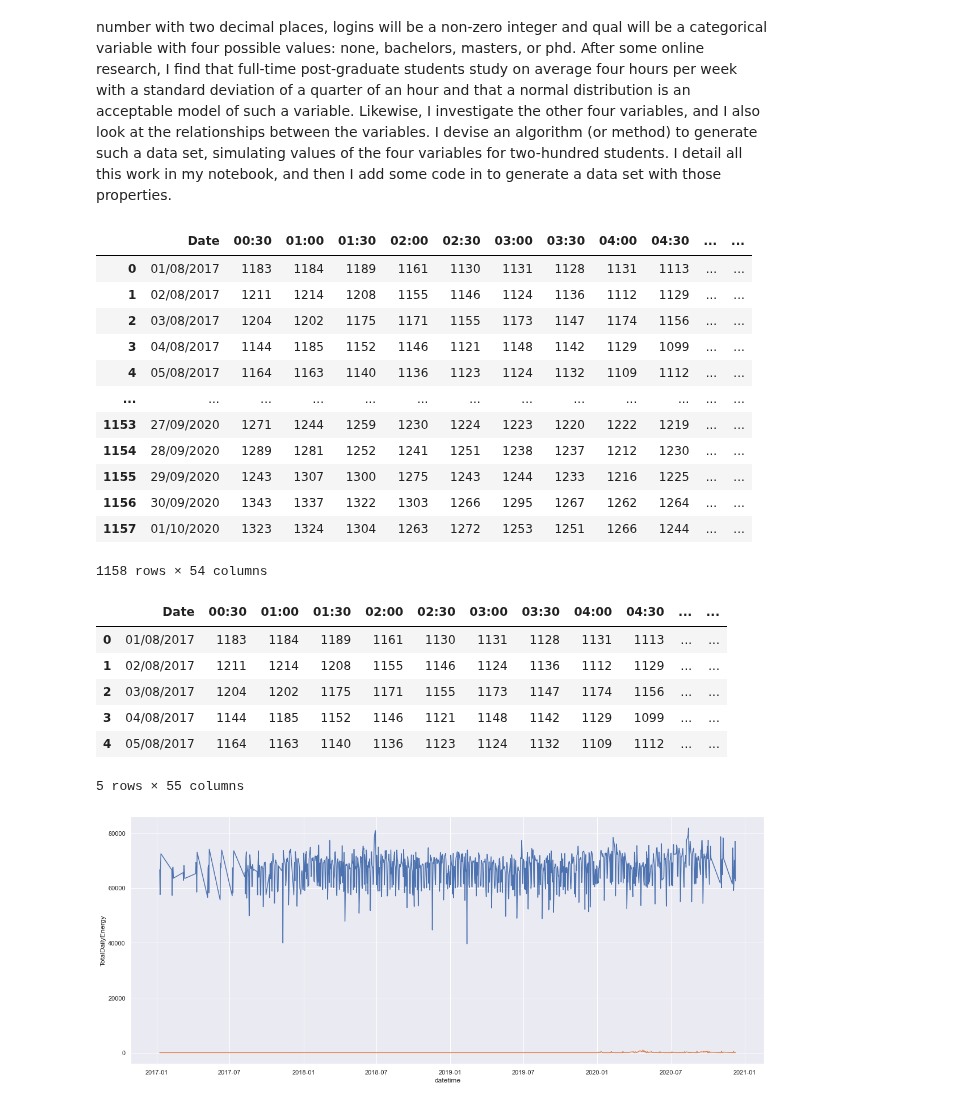
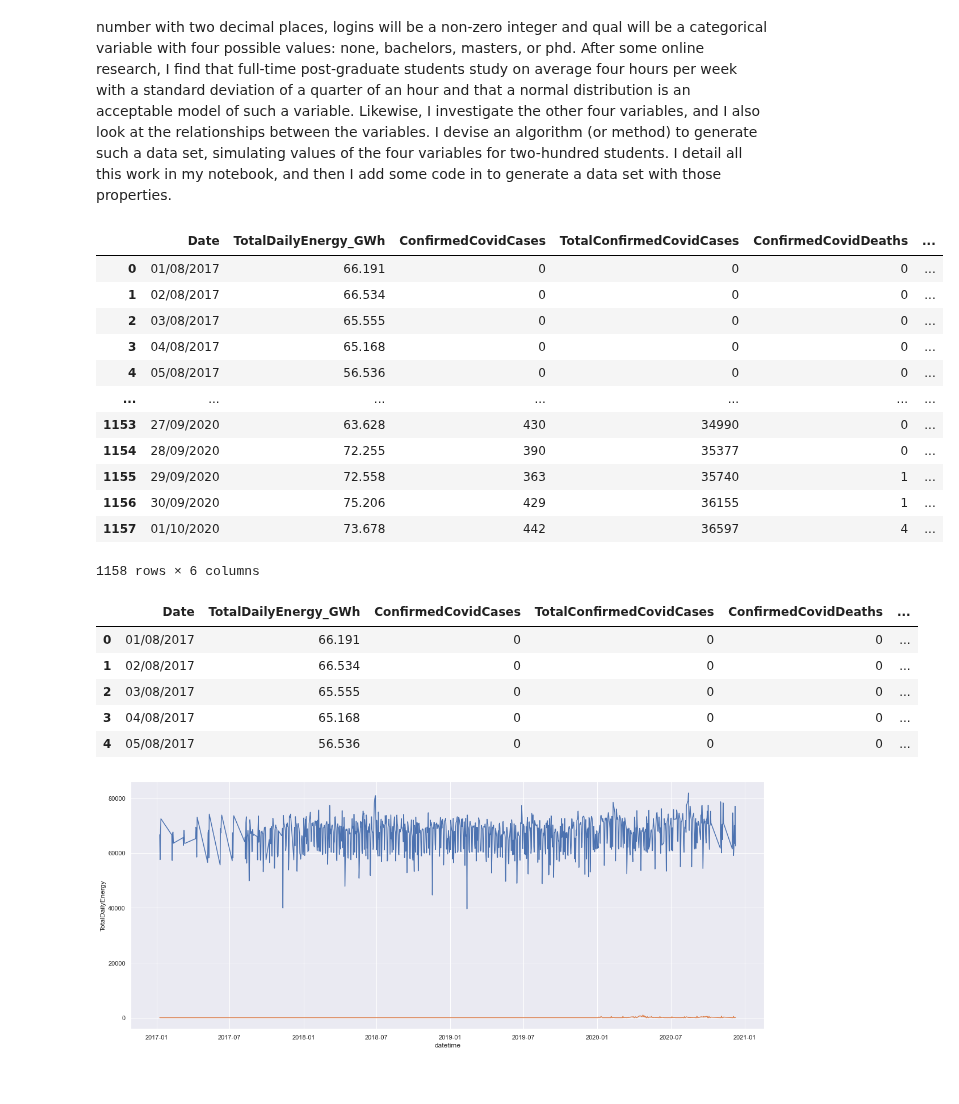
Before and after one commit to Keitho08/Prog_for_data_analyis_project_2020, a Jupyter notebook: Programming_for_Data_Analysis_Project_2020.ipynb, the cells around one changed output. Cells and saved outputs as stored; diff of their text form; code cells hidden in the pictures.

```diff
--- a/Programming_for_Data_Analysis_Project_2020.ipynb
+++ b/Programming_for_Data_Analysis_Project_2020.ipynb
@@ -42,33 +42,32 @@ I add some code in to generate a data set with those properties.
 # %%
 import pandas as pd
 
-df = pd.read_csv('Hospital_Energy_Usage.csv', sep=',', nrows=1158)
+df = pd.read_csv('Hospital_Energy_Usage_GWh.csv', sep=',', nrows=1158)
 df
 # %% [output]
-|  | Date | 00:30 | 01:00 | 01:30 | 02:00 | 02:30 | 03:00 | 03:30 | 04:00 | 04:30 | ... | ... |
-| 0 | 01/08/2017 | 1183 | 1184 | 1189 | 1161 | 1130 | 1131 | 1128 | 1131 | 1113 | ... | ... |
-| 1 | 02/08/2017 | 1211 | 1214 | 1208 | 1155 | 1146 | 1124 | 1136 | 1112 | 1129 | ... | ... |
-| 2 | 03/08/2017 | 1204 | 1202 | 1175 | 1171 | 1155 | 1173 | 1147 | 1174 | 1156 | ... | ... |
-| 3 | 04/08/2017 | 1144 | 1185 | 1152 | 1146 | 1121 | 1148 | 1142 | 1129 | 1099 | ... | ... |
-| 4 | 05/08/2017 | 1164 | 1163 | 1140 | 1136 | 1123 | 1124 | 1132 | 1109 | 1112 | ... | ... |
-| ... | ... | ... | ... | ... | ... | ... | ... | ... | ... | ... | ... | ... |
-| 1153 | 27/09/2020 | 1271 | 1244 | 1259 | 1230 | 1224 | 1223 | 1220 | 1222 | 1219 | ... | ... |
-| 1154 | 28/09/2020 | 1289 | 1281 | 1252 | 1241 | 1251 | 1238 | 1237 | 1212 | 1230 | ... | ... |
-| 1155 | 29/09/2020 | 1243 | 1307 | 1300 | 1275 | 1243 | 1244 | 1233 | 1216 | 1225 | ... | ... |
-| 1156 | 30/09/2020 | 1343 | 1337 | 1322 | 1303 | 1266 | 1295 | 1267 | 1262 | 1264 | ... | ... |
-| 1157 | 01/10/2020 | 1323 | 1324 | 1304 | 1263 | 1272 | 1253 | 1251 | 1266 | 1244 | ... | ... |
+|  | Date | TotalDailyEnergy_GWh | ConfirmedCovidCases | TotalConfirmedCovidCases | ConfirmedCovidDeaths | ... |
+| 0 | 01/08/2017 | 66.191 | 0 | 0 | 0 | ... |
+| 1 | 02/08/2017 | 66.534 | 0 | 0 | 0 | ... |
+| 2 | 03/08/2017 | 65.555 | 0 | 0 | 0 | ... |
+| 3 | 04/08/2017 | 65.168 | 0 | 0 | 0 | ... |
+| 4 | 05/08/2017 | 56.536 | 0 | 0 | 0 | ... |
+| ... | ... | ... | ... | ... | ... | ... |
+| 1153 | 27/09/2020 | 63.628 | 430 | 34990 | 0 | ... |
+| 1154 | 28/09/2020 | 72.255 | 390 | 35377 | 0 | ... |
+| 1155 | 29/09/2020 | 72.558 | 363 | 35740 | 1 | ... |
+| 1156 | 30/09/2020 | 75.206 | 429 | 36155 | 1 | ... |
+| 1157 | 01/10/2020 | 73.678 | 442 | 36597 | 4 | ... |
-1158 rows × 54 columns
+1158 rows × 6 columns
 # %%
 df['datetime'] = pd.to_datetime(df['Date'])
 df.head()
 # %% [output]
-|  | Date | 00:30 | 01:00 | 01:30 | 02:00 | 02:30 | 03:00 | 03:30 | 04:00 | 04:30 | ... | ... |
-| 0 | 01/08/2017 | 1183 | 1184 | 1189 | 1161 | 1130 | 1131 | 1128 | 1131 | 1113 | ... | ... |
-| 1 | 02/08/2017 | 1211 | 1214 | 1208 | 1155 | 1146 | 1124 | 1136 | 1112 | 1129 | ... | ... |
-| 2 | 03/08/2017 | 1204 | 1202 | 1175 | 1171 | 1155 | 1173 | 1147 | 1174 | 1156 | ... | ... |
-| 3 | 04/08/2017 | 1144 | 1185 | 1152 | 1146 | 1121 | 1148 | 1142 | 1129 | 1099 | ... | ... |
-| 4 | 05/08/2017 | 1164 | 1163 | 1140 | 1136 | 1123 | 1124 | 1132 | 1109 | 1112 | ... | ... |
+|  | Date | TotalDailyEnergy_GWh | ConfirmedCovidCases | TotalConfirmedCovidCases | ConfirmedCovidDeaths | ... |
+| 0 | 01/08/2017 | 66.191 | 0 | 0 | 0 | ... |
+| 1 | 02/08/2017 | 66.534 | 0 | 0 | 0 | ... |
+| 2 | 03/08/2017 | 65.555 | 0 | 0 | 0 | ... |
+| 3 | 04/08/2017 | 65.168 | 0 | 0 | 0 | ... |
+| 4 | 05/08/2017 | 56.536 | 0 | 0 | 0 | ... |
-5 rows × 55 columns
 # %%
 import matplotlib.pyplot as plt
 import matplotlib.dates as mdates
```
Also changed, not shown: 1 other file.
